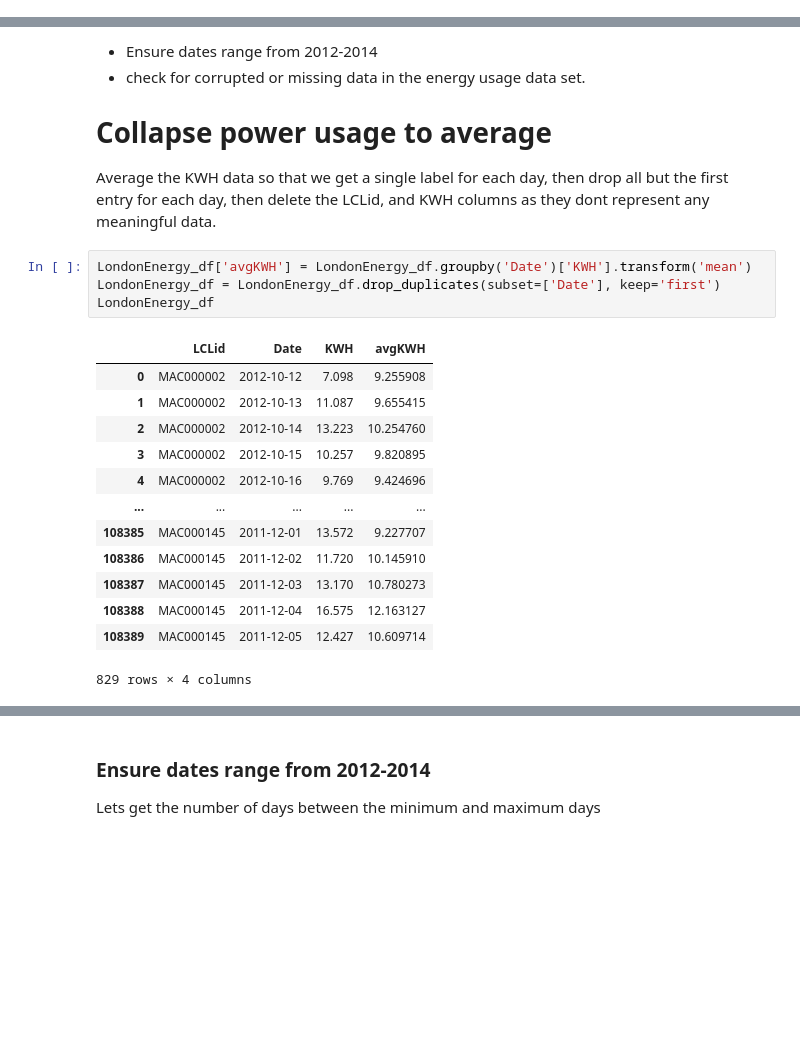
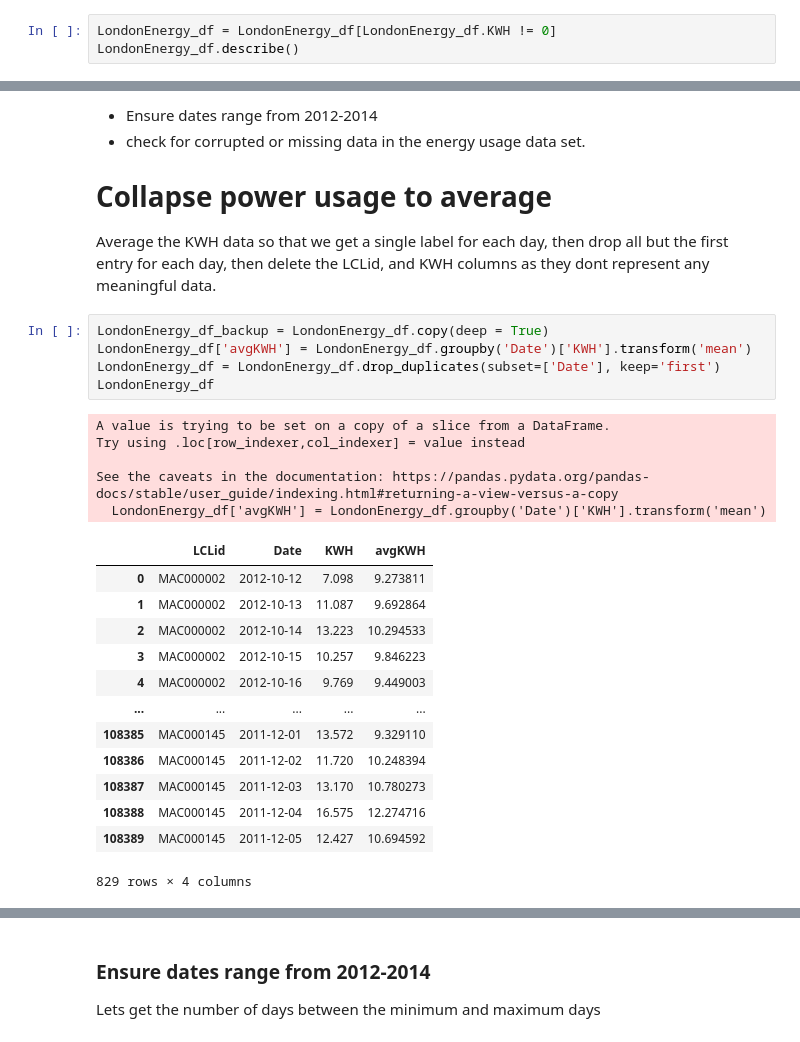
Before and after one commit to danny-ven/csc5610_london_energy, a Jupyter notebook: jupyter_notebooks/LondonData.ipynb, the cells around one changed output, grey strips where cells are left out. Drawn from its saved outputs; the diff is of its cells as text; blank space fills up the shorter version.

```diff
--- a/jupyter_notebooks/LondonData.ipynb
+++ b/jupyter_notebooks/LondonData.ipynb
@@ -83,0 +133,3 @@ Name: Date, Length: 1048575, dtype: datetime64[ns]
+# %%
+LondonEnergy_df = LondonEnergy_df[LondonEnergy_df.KWH != 0]
+LondonEnergy_df.describe()
@@ -93,23 +157,29 @@ Average the KWH data so that we get a single label for each day,
 then drop all but the first entry for each day,
 then delete the LCLid, and KWH columns as they dont represent any meaningful data.
 # %%
+LondonEnergy_df_backup = LondonEnergy_df.copy(deep = True)
 LondonEnergy_df['avgKWH'] = LondonEnergy_df.groupby('Date')['KWH'].transform('mean')
 LondonEnergy_df = LondonEnergy_df.drop_duplicates(subset=['Date'], keep='first')
 LondonEnergy_df
 # %% [output]
+A value is trying to be set on a copy of a slice from a DataFrame.
+Try using .loc[row_indexer,col_indexer] = value instead
+
+See the caveats in the documentation: https://pandas.pydata.org/pandas-docs/stable/user_guide/indexing.html#returning-a-view-versus-a-copy
+  LondonEnergy_df['avgKWH'] = LondonEnergy_df.groupby('Date')['KWH'].transform('mean')
 |  | LCLid | Date | KWH | avgKWH |
-| 0 | MAC000002 | 2012-10-12 | 7.098 | 9.255908 |
-| 1 | MAC000002 | 2012-10-13 | 11.087 | 9.655415 |
-| 2 | MAC000002 | 2012-10-14 | 13.223 | 10.254760 |
-| 3 | MAC000002 | 2012-10-15 | 10.257 | 9.820895 |
-| 4 | MAC000002 | 2012-10-16 | 9.769 | 9.424696 |
+| 0 | MAC000002 | 2012-10-12 | 7.098 | 9.273811 |
+| 1 | MAC000002 | 2012-10-13 | 11.087 | 9.692864 |
+| 2 | MAC000002 | 2012-10-14 | 13.223 | 10.294533 |
+| 3 | MAC000002 | 2012-10-15 | 10.257 | 9.846223 |
+| 4 | MAC000002 | 2012-10-16 | 9.769 | 9.449003 |
 | ... | ... | ... | ... | ... |
-| 108385 | MAC000145 | 2011-12-01 | 13.572 | 9.227707 |
-| 108386 | MAC000145 | 2011-12-02 | 11.720 | 10.145910 |
+| 108385 | MAC000145 | 2011-12-01 | 13.572 | 9.329110 |
+| 108386 | MAC000145 | 2011-12-02 | 11.720 | 10.248394 |
 | 108387 | MAC000145 | 2011-12-03 | 13.170 | 10.780273 |
-| 108388 | MAC000145 | 2011-12-04 | 16.575 | 12.163127 |
-| 108389 | MAC000145 | 2011-12-05 | 12.427 | 10.609714 |
+| 108388 | MAC000145 | 2011-12-04 | 16.575 | 12.274716 |
+| 108389 | MAC000145 | 2011-12-05 | 12.427 | 10.694592 |
-829 rows × 4 columns
+829 rows × 4 columns
 # %%
 LondonEnergy_df.pop('LCLid')
 LondonEnergy_df.pop('KWH')
```
Also changed, not shown: parts of 33 cells of this notebook, 14 other files.
